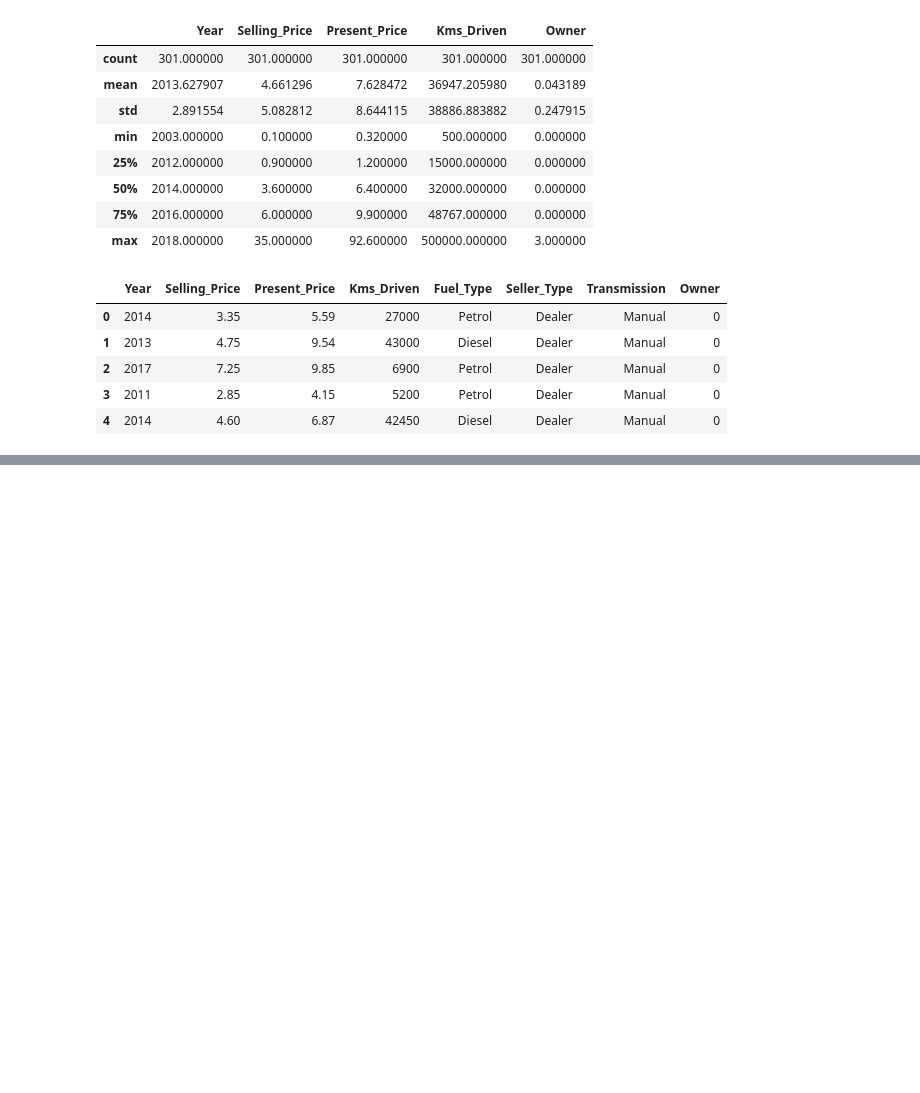
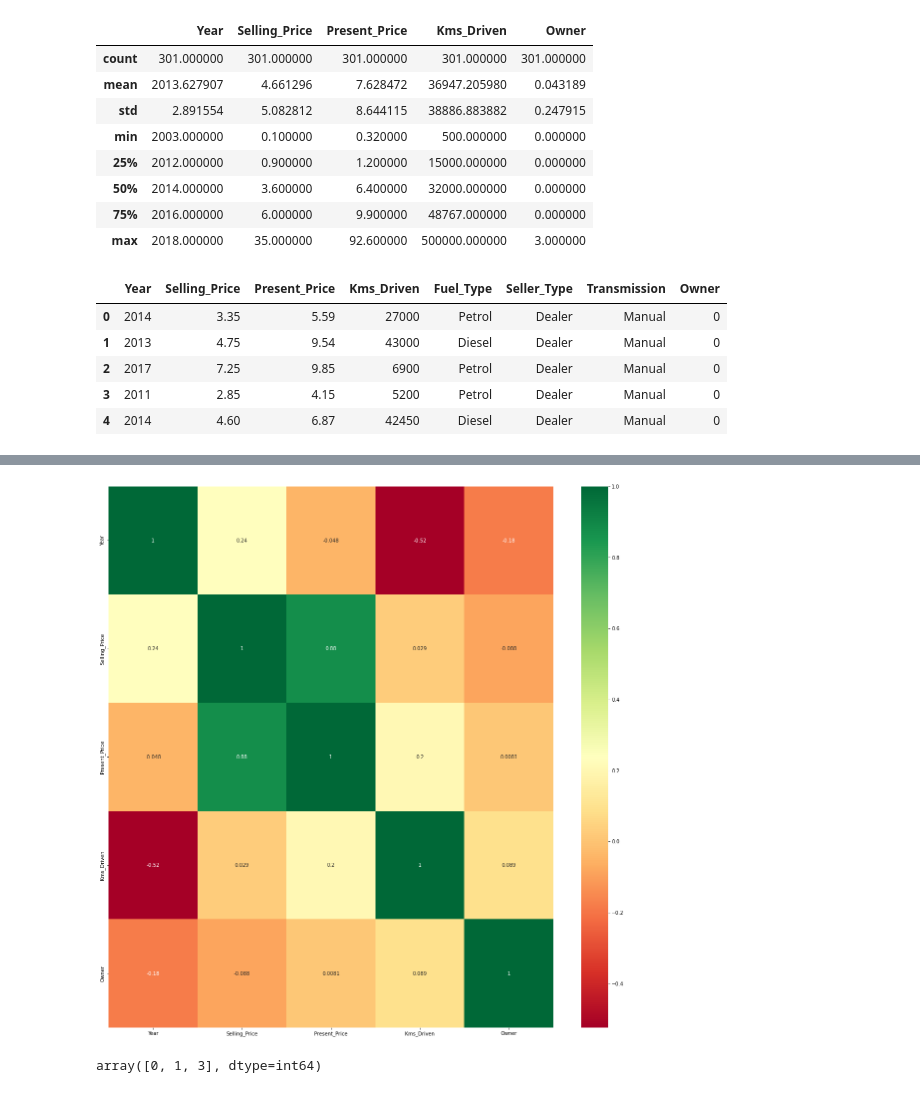
Before and after one commit to DoctorPruthuvi/python_repo, a Jupyter notebook: vehicle_dt/program.ipynb, the cells around one changed output, grey strips where cells are left out. Cells and saved outputs as stored; diff of their text form; code cells hidden in the pictures; blank space fills up the shorter version.

```diff
--- a/vehicle_dt/program.ipynb
+++ b/vehicle_dt/program.ipynb
@@ -67,0 +140,18 @@ final_dataset.head()
+# %%
+import seaborn as sns
+import matplotlib.pyplot as plt
+%matplotlib inline
+#get correlations of each features in dataset
+corrmat = df.corr()
+top_corr_features = corrmat.index
+plt.figure(figsize=(20,20))
+#plot heat map
+g=sns.heatmap(df[top_corr_features].corr(),annot=True,cmap="RdYlGn")
+# %% [output]
+[figure, added]
+# %%
+X=final_dataset.iloc[:,1:]
+y=final_dataset.iloc[:,0]
+X['Owner'].unique()
+# %% [output]
+array([0, 1, 3], dtype=int64)
```
Also changed, not shown: parts of 16 cells of this notebook, 1 other file.
